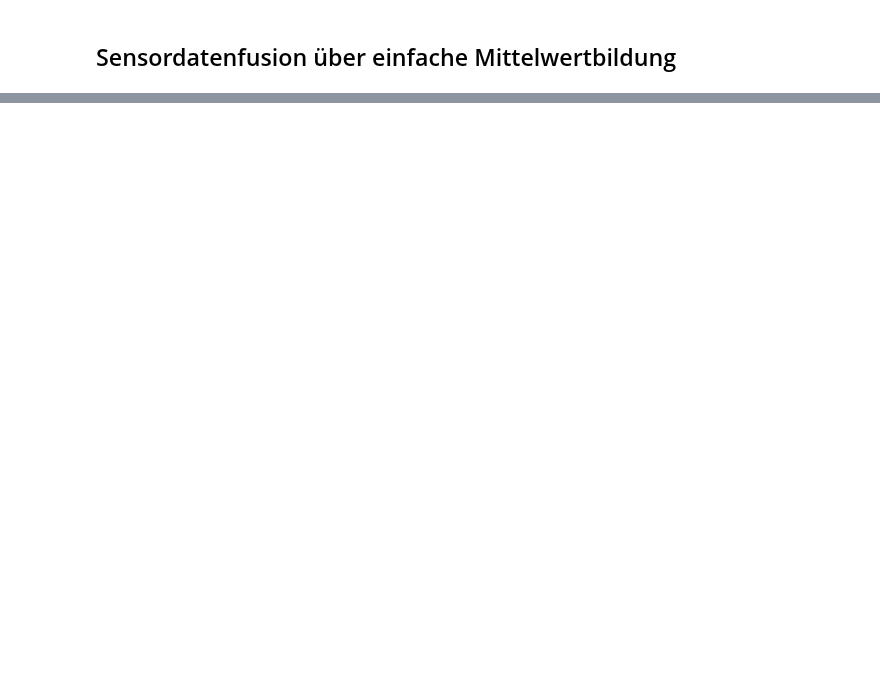
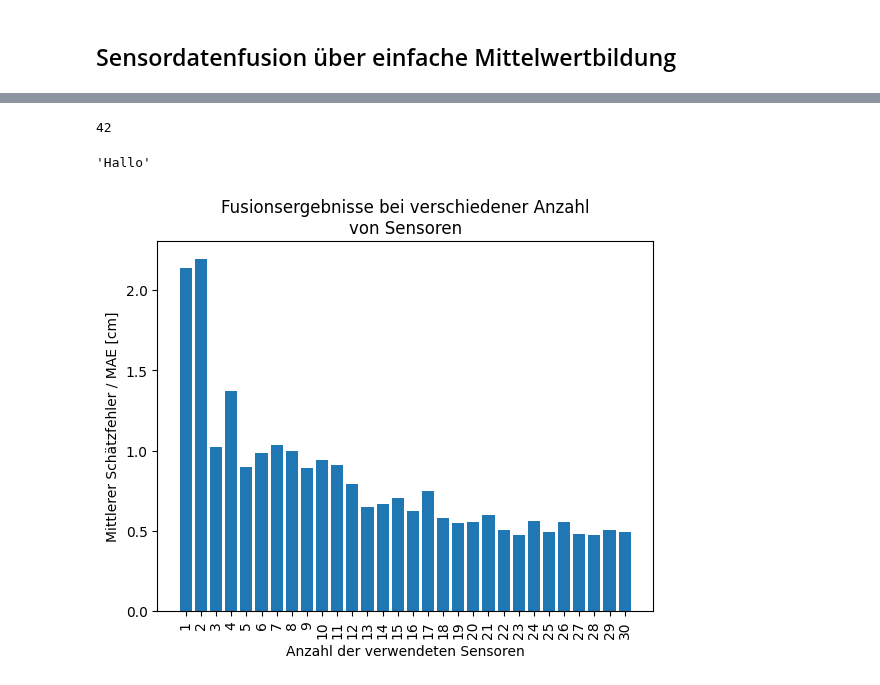
Before and after one commit to juebrauer/central, a Jupyter notebook: 082_mms_ss24/sensor_daten_fusion.ipynb, the cells around one changed output, grey strips where cells are left out. Cells and saved outputs as stored; diff of their text form; code cells hidden in the pictures; blank space fills up the shorter version.

```diff
--- a/082_mms_ss24/sensor_daten_fusion.ipynb
+++ b/082_mms_ss24/sensor_daten_fusion.ipynb
@@ -222,0 +278,8 @@ s2.bias
+# %%
+a1.v1
+# %% [output]
+42
+# %%
+a1.v2
+# %% [output]
+'Hallo'
@@ -222,0 +323,17 @@ s2.bias
+# %%
+alle_MAEs = []
+sensoranzahlen = []
+for anz_sensoren in range(1,31):
+    MAE = exp(anz_sensoren)
+    alle_MAEs.append( MAE )
+    sensoranzahlen.append( anz_sensoren )
+
+import matplotlib.pyplot as plt
+plt.bar( sensoranzahlen, alle_MAEs)
+plt.xlabel("Anzahl der verwendeten Sensoren")
+plt.ylabel("Mittlerer Schätzfehler / MAE [cm]")
+plt.xticks( sensoranzahlen, rotation=90 )
+plt.title("Fusionsergebnisse bei verschiedener Anzahl\nvon Sensoren")
+plt.show()
+# %% [output]
+[figure, added]
```
Also changed, not shown: parts of 37 cells of this notebook.
